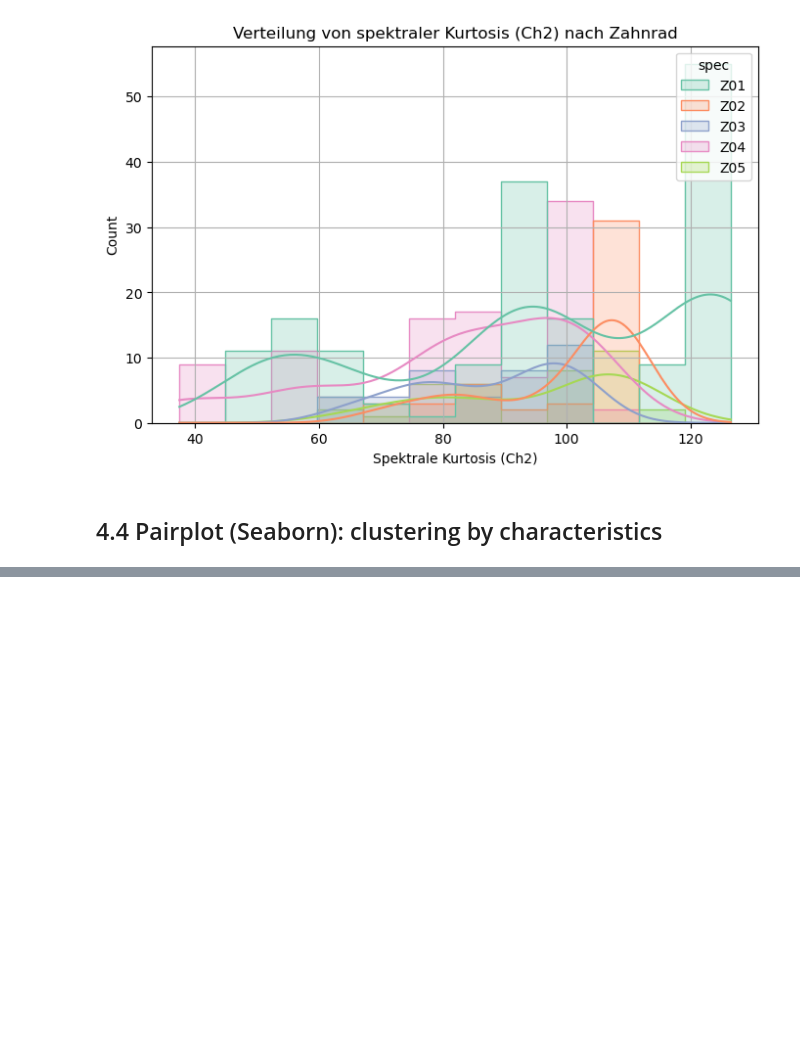
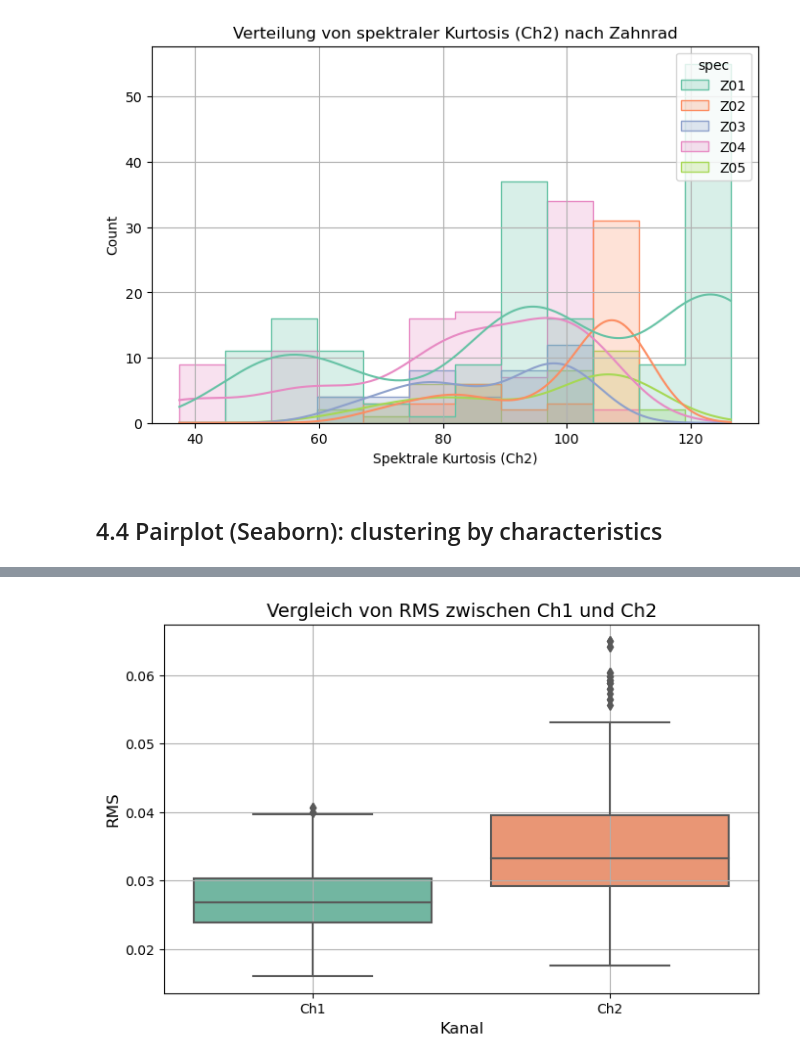
Before and after one commit to DmiPy/AI-in-material-diagnostics, a Jupyter notebook: SeminarAssignment3/main.ipynb, the cells around one changed output, grey strips where cells are left out. Saved outputs shown, nothing was run; the diff lists cells and outputs as text; code cells hidden in the pictures; blank space fills up the shorter version.

```diff
--- a/SeminarAssignment3/main.ipynb
+++ b/SeminarAssignment3/main.ipynb
@@ -294,0 +341,16 @@ plt.show()
+# %%
+df_long = pd.DataFrame({
+    'RMS': np.concatenate([df_ch1_features['sig_rms_ch1'], df_ch2_features['sig_rms_ch2']]),
+    'Flatness': np.concatenate([df_ch1_features['spec_flatness_ch1'], df_ch2_features['spec_flatness_ch2']]),
+    'Channel': ['Ch1'] * len(df_ch1_features) + ['Ch2'] * len(df_ch2_features)
+})
+# %%
+plt.figure(figsize=(8, 5))
+sns.boxplot(x='Channel', y='RMS', data=df_long, palette='Set2')
+plt.title('Vergleich von RMS zwischen Ch1 und Ch2', fontsize=14)
+plt.ylabel('RMS', fontsize=12)
+plt.xlabel('Kanal', fontsize=12)
+plt.grid()
+plt.show()
+# %% [output]
+[figure, added]
```
Also changed, not shown: parts of 9 cells of this notebook.
